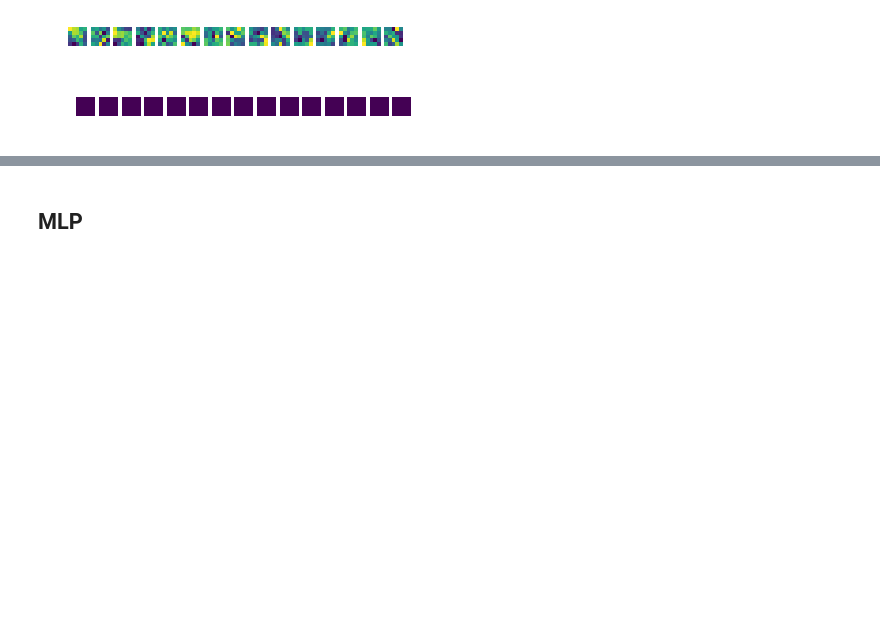
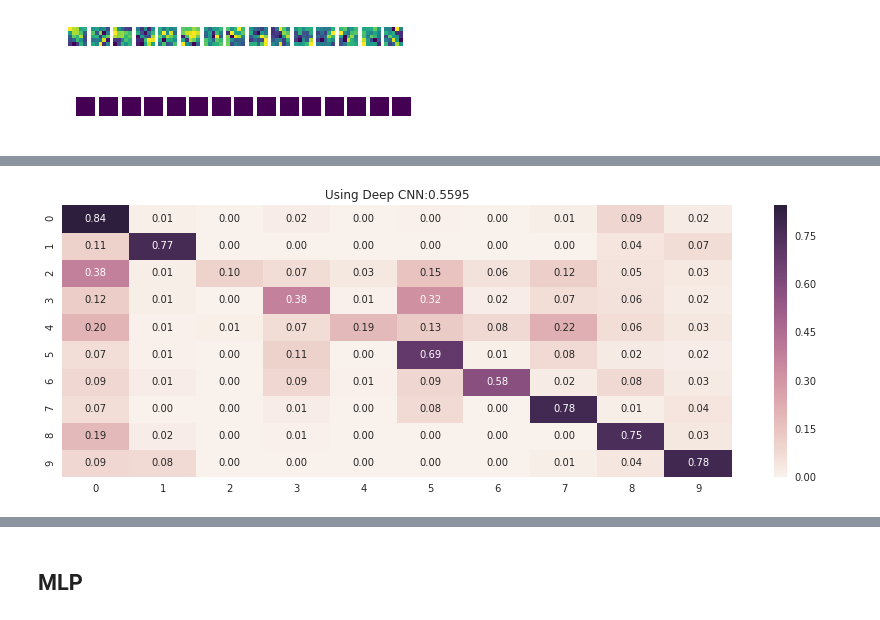
Before and after one commit to egabrielsen/MachineLearning, a Jupyter notebook: Lab08/lab8-Danh-Copy1.ipynb, the cells around one changed output, grey strips where cells are left out. Saved outputs shown, nothing was run; the diff lists cells and outputs as text; code cells hidden in the pictures; blank space fills up the shorter version.

```diff
--- a/Lab08/lab8-Danh-Copy1.ipynb
+++ b/Lab08/lab8-Danh-Copy1.ipynb
@@ -134,7 +133,7 @@ import seaborn as sns
 def summarize_net(net, X_test, y_test, title_text=''):
     plt.figure(figsize=(15,5))
     yhat = np.argmax(net.predict(X_test), axis=1)
-    acc = mt.accuracy_score(y_test,yhat)
+    acc = mt.f1_score(y_test,yhat, average="macro")
     cm = mt.confusion_matrix(y_test,yhat)
     cm = cm/np.sum(cm,axis=1)[:,np.newaxis]
     sns.heatmap(cm, annot=True, fmt='.2f')
@@ -261,0 +381,4 @@ for layer in lenet.layers:
+# %%
+summarize_net(model, x_test, y_test, title_text='Using Deep CNN:')
+# %% [output]
+[figure, added]
```
Also changed, not shown: parts of 13 cells of this notebook, 1 other file.
